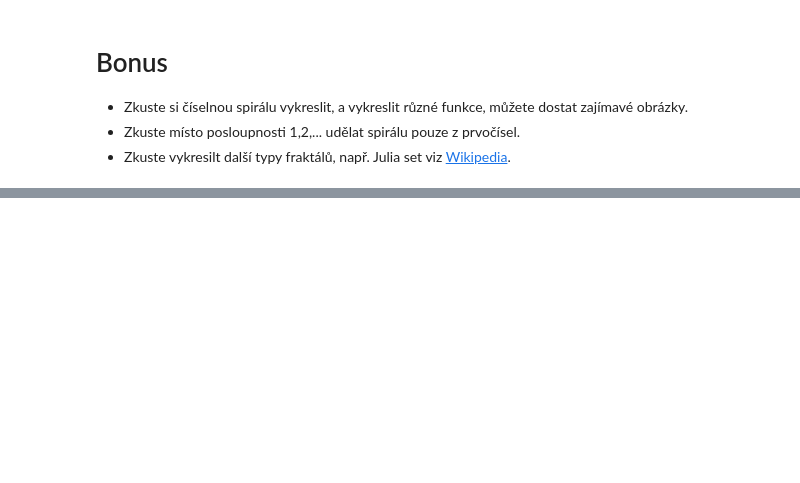
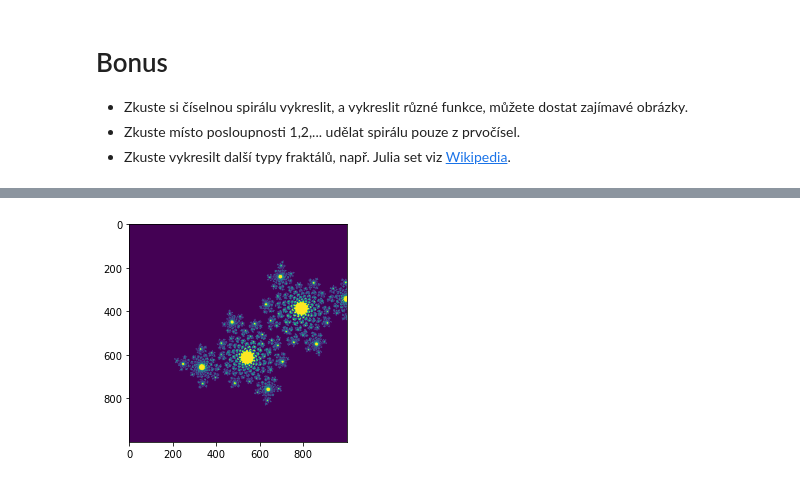
Before and after one commit to STE0493/VVP_cv_du, a Jupyter notebook: úkoly/03_ukoly.ipynb, the cells around one changed output, grey strips where cells are left out. Cells and saved outputs as stored; diff of their text form; code cells hidden in the pictures; blank space fills up the shorter version.

```diff
--- a/úkoly/03_ukoly.ipynb
+++ b/úkoly/03_ukoly.ipynb
@@ -264,0 +365,22 @@ plt.imshow(np.sin(A*0.03))
+# %%
+def julia_set(x_min = -2, x_max = 1, y_min = -1.5, y_max = 1.5, n = 1000, k = 100):
+    c = -0.4 + 0.6j
+
+    x_real = np.linspace(x_min, x_max, n)
+    x_imag = np.linspace(y_min, y_max, n)
+    X_real, X_imag = np.meshgrid(x_real, x_imag)
+    z = X_real + 1j*X_imag
+
+    for i in range(k):
+        z = z**2 + c
+    julia = abs(z) <= 2
+
+    plt.imshow(julia)
+    return
+# %%
+n = 1000
+k = 100
+
+julia_set(n=n, k=k)
+# %% [output]
+[figure, added]
```
Also changed, not shown: parts of 13 cells of this notebook, 1 other file.
